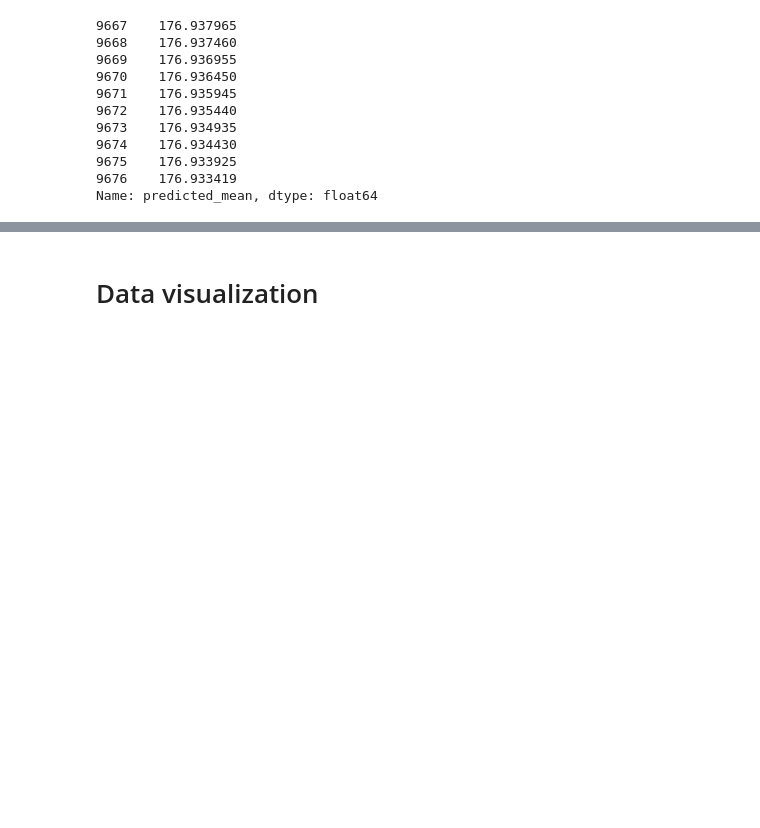
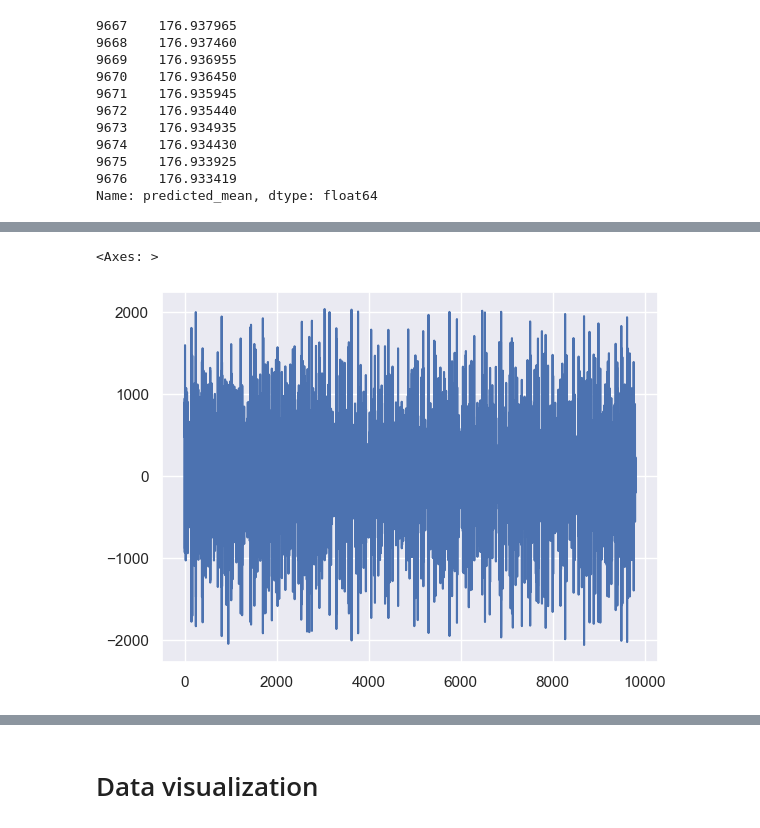
Before and after one commit to horlaralexie/CA2_ML_DV_2023_24, a Jupyter notebook: HDip_CA2_ML_DV_sba23193_2023_24.ipynb, the cells around one changed output, grey strips where cells are left out. Cells and saved outputs as stored; diff of their text form; code cells hidden in the pictures; blank space fills up the shorter version.

```diff
--- a/HDip_CA2_ML_DV_sba23193_2023_24.ipynb
+++ b/HDip_CA2_ML_DV_sba23193_2023_24.ipynb
@@ -617,0 +698,5 @@ Name: predicted_mean, dtype: float64
+# %%
+series_data["Sales"].diff().plot()
+# %% [output]
+<Axes: >
+[figure, added]
```
Also changed, not shown: parts of 37 cells of this notebook.
